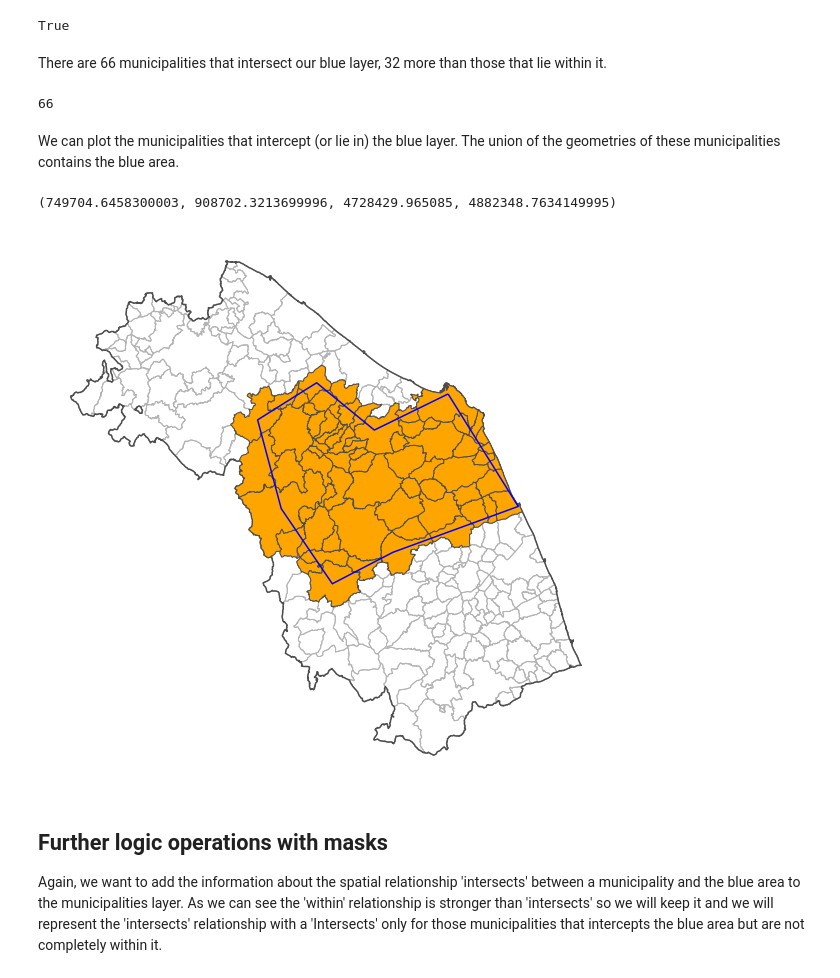
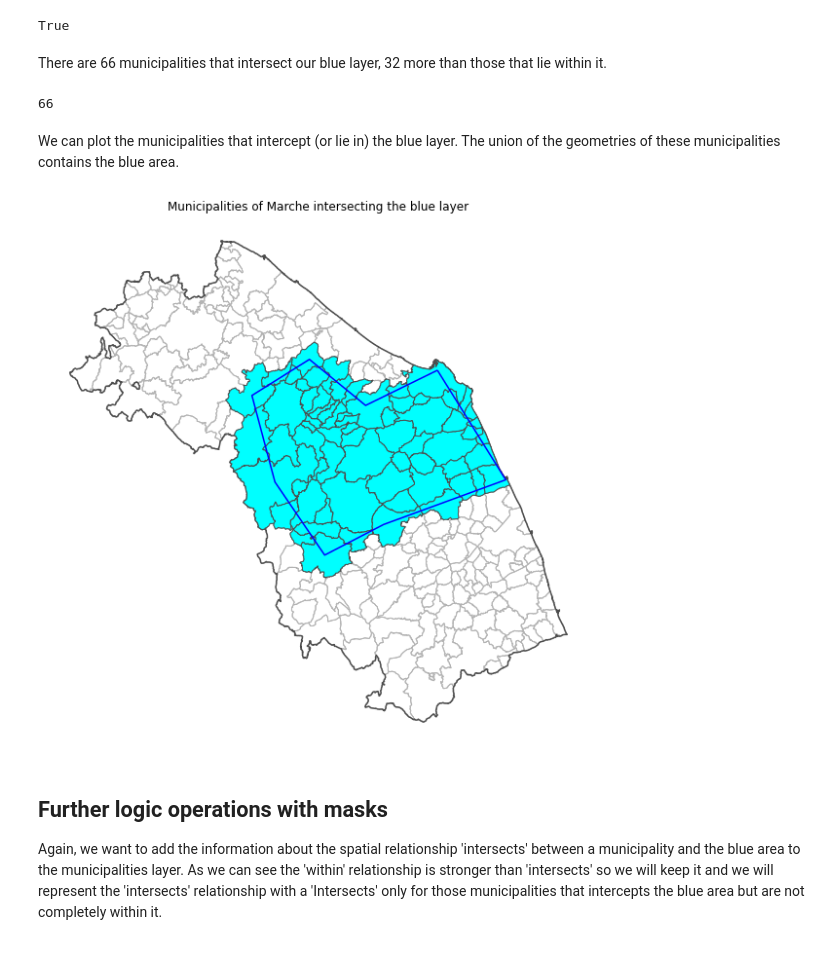
Before and after one commit to luigiselmi/geoscience, a Jupyter notebook: topological_operators.ipynb, the cells around one changed output. Drawn from its saved outputs; the diff is of its cells as text; code cells hidden in the pictures.

```diff
--- a/topological_operators.ipynb
+++ b/topological_operators.ipynb
@@ -463,24 +471,25 @@ blue_layer_intersects_mask = marche_admin_units_layer.intersects(blue_layer_geom
 blue_layer_intersects_mask.any() == True
 # %% [output]
 True
-# %% [markdown]
-There are 66 municipalities that intersect our blue layer, 32 more than those that lie within it.
+# %% [markdown]
+There are 66 municipalities that intersect our blue layer, 32 more than those that lie within it.
 # %%
 len(marche_admin_units_layer[blue_layer_intersects_mask])
 # %% [output]
 66
-# %% [markdown]
-We can plot the municipalities that intercept (or lie in) the blue layer. The union of the geometries of these municipalities contains the blue area.
+# %% [markdown]
+We can plot the municipalities that intercept (or lie in) the blue layer. The union of the geometries of these municipalities contains the blue area.
 # %%
 fig, ax = plt.subplots(1, figsize=(15, 10))
+ax.set_title('Municipalities of Marche intersecting the blue layer')
+ax.axis('off')
 marche_admin_units_layer.plot(color='None', ax=ax, edgecolor='0.7')
 marche_layer.plot(ax=ax, color='None', linewidth=1.5, edgecolor='0.3')
-marche_admin_units_layer[blue_layer_intersects_mask].plot(ax=ax, edgecolor='0.3', color='orange')
+marche_admin_units_layer[blue_layer_intersects_mask].plot(ax=ax, edgecolor='0.3', color='cyan')
 blue_layer_epsg32632.plot(ax=ax, edgecolor='blue', color='None', linewidth=1.5)
-ax.axis('off')
+#plt.savefig('images/marche_municip_intersect_blue_layer.jpg')
 # %% [output]
-(749704.6458300003, 908702.3213699996, 4728429.965085, 4882348.7634149995)
-[figure, old version]
+[figure, new version]
 # %% [markdown]
 ## Further logic operations with masks
 Again, we want to add the information about the spatial relationship 'intersects' between a municipality and the blue area to the municipalities layer. As we can see the 'within' relationship is stronger than 'intersects' so we will keep it and we will represent the 'intersects' relationship with a 'Intersects' only for those municipalities that intercepts the blue area but are not completely within it.
```
Also changed, not shown: parts of 30 cells of this notebook.
